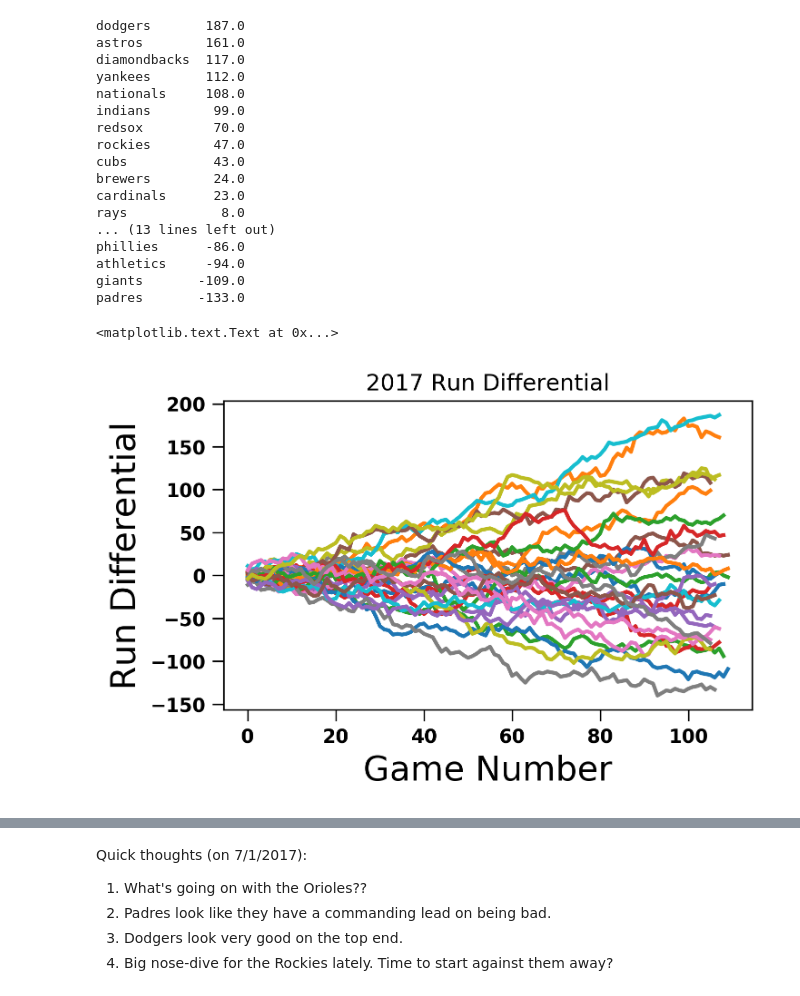
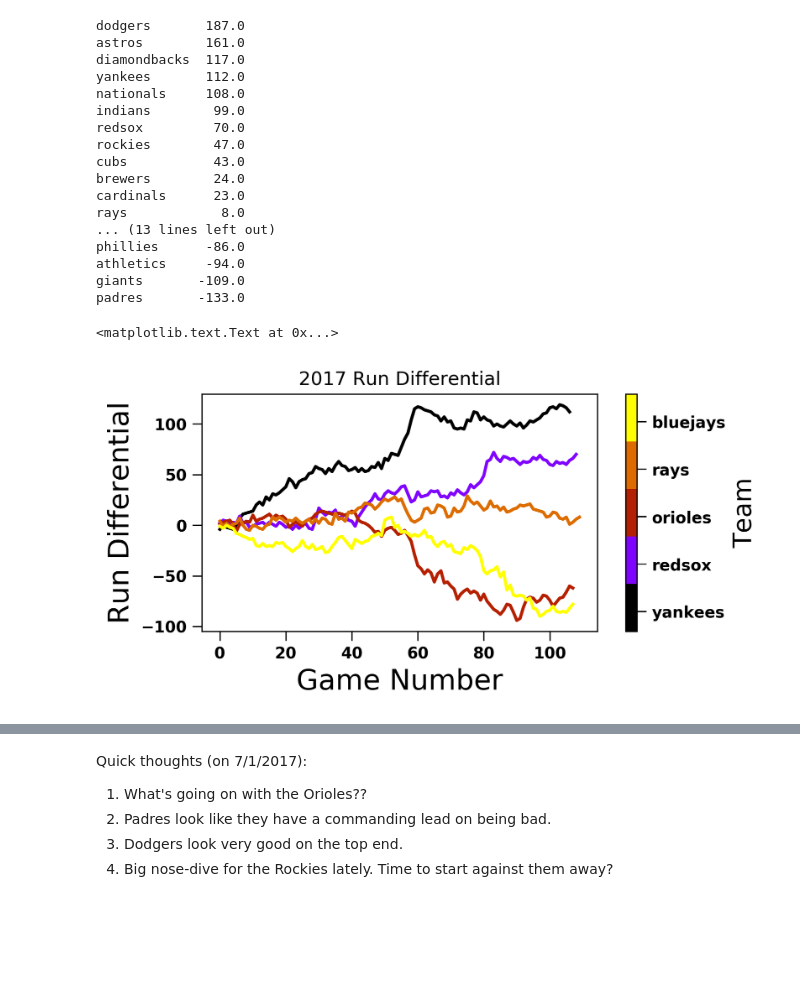
Before and after one commit to fantasy-toolz/2017-MLB-Analysis, a Jupyter notebook: league_notebooks/Matchup-Analysis.ipynb, the cells around one changed output, grey strips where cells are left out. Drawn from its saved outputs; the diff is of its cells as text; code cells hidden in the pictures; blank space fills up the shorter version.

Commit message:
update run differential work

```diff
--- a/league_notebooks/Matchup-Analysis.ipynb
+++ b/league_notebooks/Matchup-Analysis.ipynb
@@ -117,19 +175,36 @@ phillies      -86.0
 athletics     -94.0
 giants       -109.0
 padres       -133.0
-# %%
-plt.figure(figsize=(5,3))
-
-
-
-for inteam in teams:
-
-    plt.plot(np.cumsum(Schedule[inteam]['HomeRuns'].astype(float) - Schedule[inteam]['OppRuns'].astype(float)))
-
-
-plt.title('2017 Run Differential')
-plt.xlabel('Game Number',size=18)
-plt.ylabel('Run Differential',size=18)
-# %% [output]
-<matplotlib.text.Text at 0x...>
-[figure, removed]
+# %%
+fig = plt.figure(figsize=(5,3))
+
+ax1 = fig.add_axes([0.15,0.15,0.7,0.7])
+ax2 = fig.add_axes([0.9,0.15,0.02,0.7])
+
+
+teams2 = ['yankees','redsox','orioles','rays','bluejays']
+
+clrs = cm.gnuplot
+
+for indx,inteam in enumerate(teams2):
+
+    ax1.plot(np.cumsum(Schedule[inteam]['HomeRuns'].astype(float) - Schedule[inteam]['OppRuns'].astype(float)),color=cm.gnuplot(indx/float(len(teams2)-1.),1.))
+
+
+import matplotlib as mpl
+
+norm = mpl.colors.BoundaryNorm(boundaries=np.linspace(0,1.,len(teams2)+1.), ncolors=256)
+cb1 = mpl.colorbar.ColorbarBase(ax2, cmap=cmap,norm=norm)
+cb1.set_label('Team',size=16)
+cb1.set_ticks(np.linspace(0.,1.,len(teams2)+1.) + 0.5/(len(teams2)+1.))
+cb1.set_ticklabels(teams2)
+
+
+
+
+ax1.set_title('2017 Run Differential')
+ax1.set_xlabel('Game Number',size=18)
+ax1.set_ylabel('Run Differential',size=18)
+# %% [output]
+<matplotlib.text.Text at 0x...>
+[figure, added]
```
Also changed, not shown: parts of 5 cells of this notebook.
